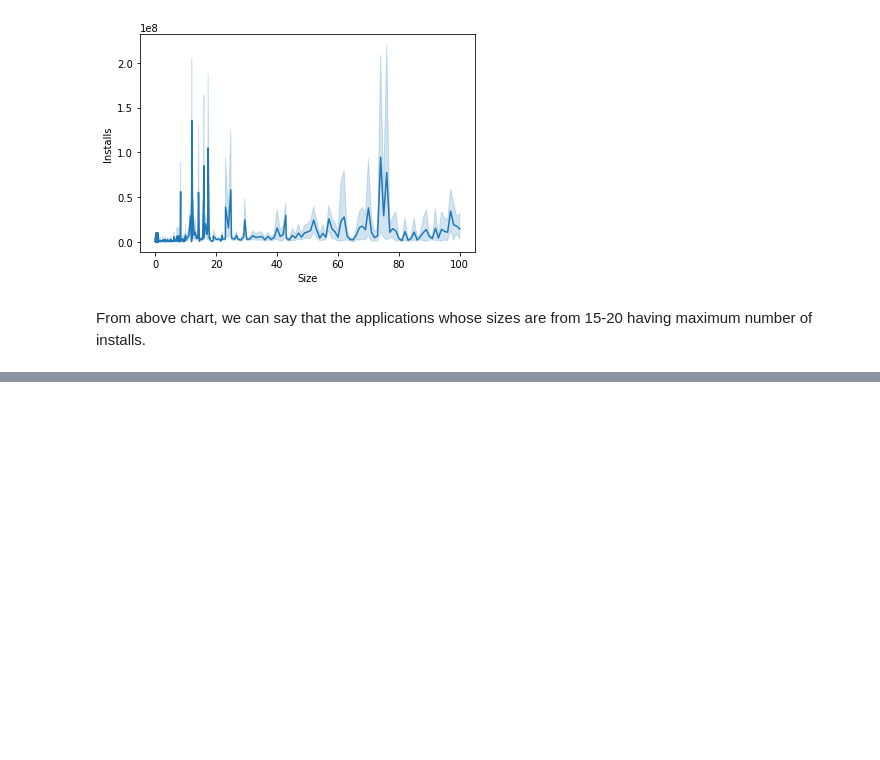
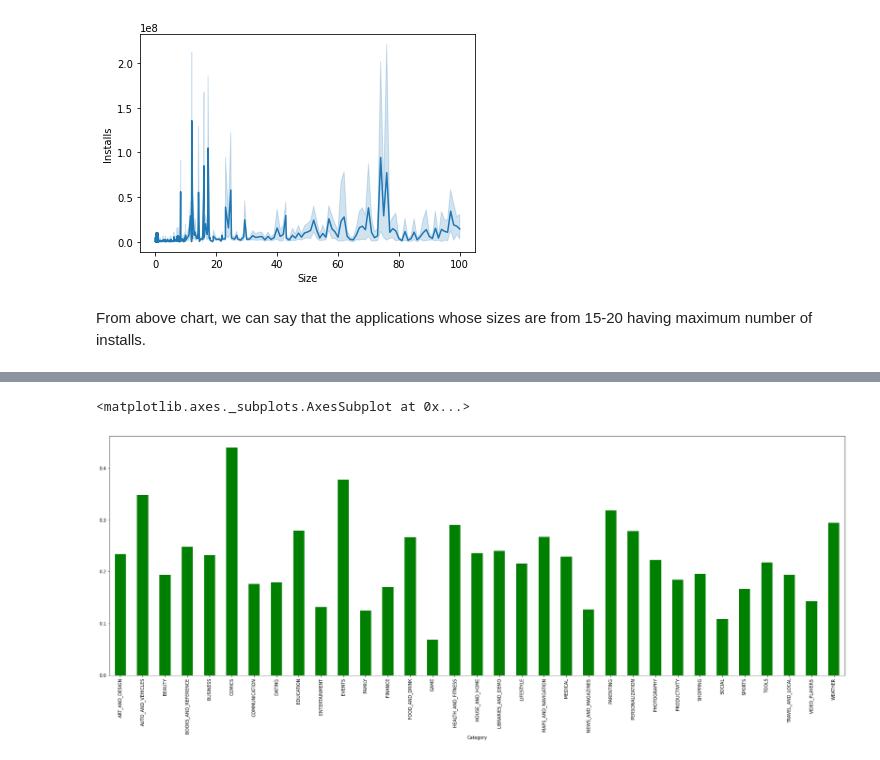
Before and after one commit to tjain858/Google-play-EDA, a Jupyter notebook: Play_Store_App_Review_Analysis_Capstone_Project.ipynb, the cells around one changed output, grey strips where cells are left out. Cells and saved outputs as stored; diff of their text form; code cells hidden in the pictures; blank space fills up the shorter version.

```diff
--- a/Play_Store_App_Review_Analysis_Capstone_Project.ipynb
+++ b/Play_Store_App_Review_Analysis_Capstone_Project.ipynb
@@ -618,0 +621,3 @@ sns.lineplot(data = playstore_df, x='Size', y='Installs')
+# %%
+# merging and storing in 'merged_df'
+merged_df=playstore_df.merge(review_df,how='inner',left_on='App',right_on='App')
@@ -618,0 +638,6 @@ sns.lineplot(data = playstore_df, x='Size', y='Installs')
+# %%
+# mean of sentiment_polarity category wise
+merged_df.groupby('Category')['Sentiment_Polarity'].mean().plot(kind='bar',color='green',figsize=(30,10))
+# %% [output]
+<matplotlib.axes._subplots.AxesSubplot at 0x...>
+[figure, added]
```
Also changed, not shown: parts of 3 cells of this notebook.
